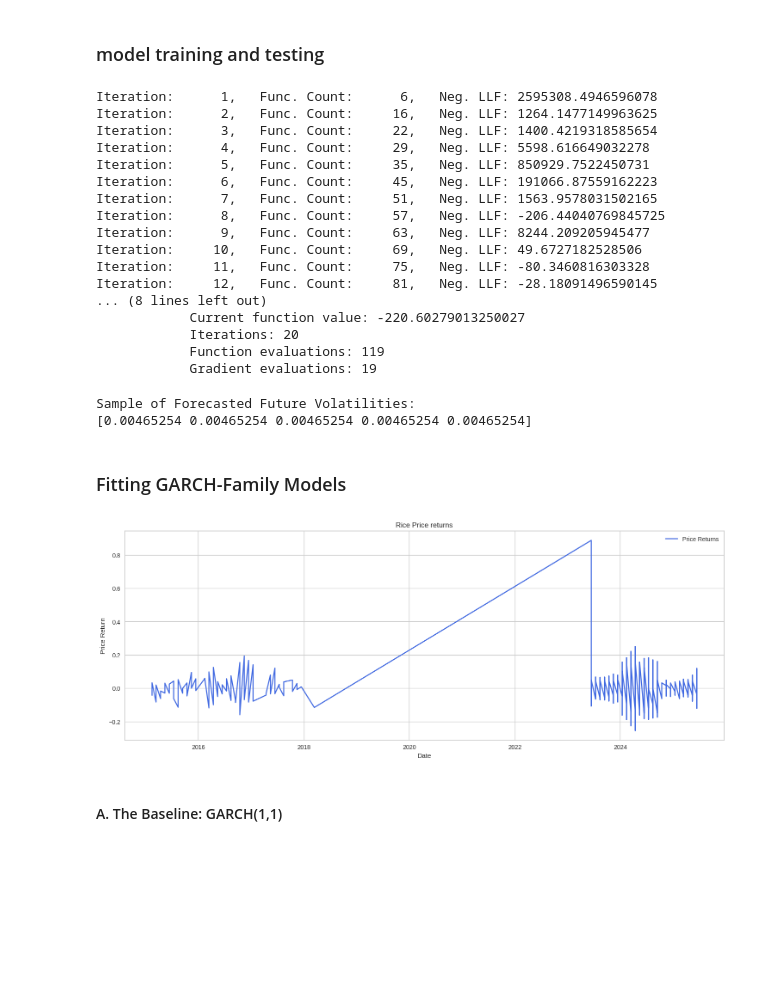
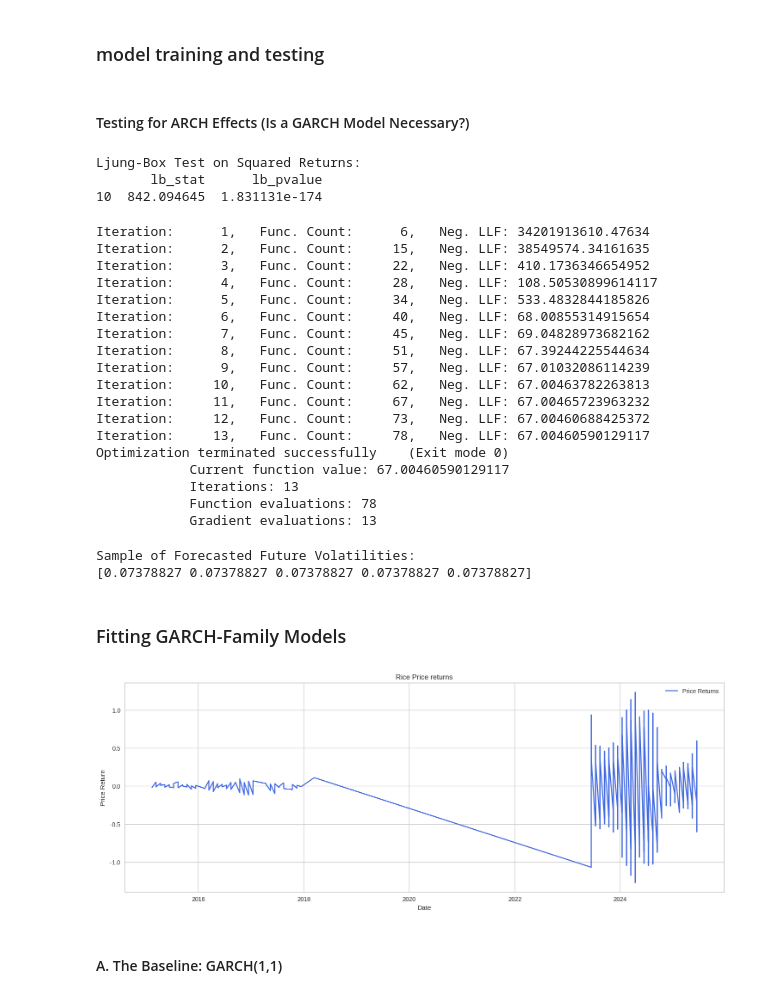
Before and after one commit to DVIlangamge/FYP--Rice-Price-Volatility-Analysis-and-Forecasting, a Jupyter notebook: FYP.ipynb, the cells around one changed output. Cells and saved outputs as stored; diff of their text form; code cells hidden in the pictures; blank space fills up the shorter version.

```diff
--- a/FYP.ipynb
+++ b/FYP.ipynb
@@ -2764,7 +2791,7 @@ data_to_split
 255 rows × 13 columns
 # %%
 # Set the 'Date' column as the new index
-#data_for_split_1.set_index('Date', inplace=True)
+data_to_split.set_index('Date', inplace=True)
 
 # Calculating returns
 data_to_split['price_returns'] = np.log(data_to_split['price'] / data_to_split['price'].shift(1))
@@ -2775,6 +2802,27 @@ data_to_split.dropna(inplace=True)
 basic_garch_model = arch_model(data_to_split['price_returns'], vol='Garch', p=1, q=1)
 # %% [markdown]
 ### model training and testing
+# %% [markdown]
+#### Testing for ARCH Effects (Is a GARCH Model Necessary?)
+# %%
+# Import the Ljung-Box test function
+from statsmodels.stats.diagnostic import acorr_ljungbox
+
+# It's common practice to scale returns by 100 for GARCH modeling.
+# This helps the optimization algorithm converge more easily.
+scaled_returns = data_to_split['price_returns'] * 100
+
+# Perform the Ljung-Box test on the squared scaled returns.
+# We'll check for autocorrelation up to 10 lags.
+lb_test_results = acorr_ljungbox(scaled_returns**2, lags=[10], return_df=True)
+
+# Print the results
+print("Ljung-Box Test on Squared Returns:")
+print(lb_test_results)
+# %% [output]
+Ljung-Box Test on Squared Returns:
+       lb_stat      lb_pvalue
+10  842.094645  1.831131e-174
 # %%
 pr = data_to_split['price_returns']
 # Splitting the data into training and testing sets
@@ -2793,23 +2841,24 @@ predicted_volatility = forecasts.variance.iloc[split_index:]
 # The actual volatility can be calculated as the squared returns
 actual_volatility = test**2
 # %% [output]
-Iteration:      1,   Func. Count:      6,   Neg. LLF: 2595308.4946596078
-Iteration:      2,   Func. Count:     16,   Neg. LLF: 1264.1477149963625
-Iteration:      3,   Func. Count:     22,   Neg. LLF: 1400.4219318585654
-Iteration:      4,   Func. Count:     29,   Neg. LLF: 5598.616649032278
-Iteration:      5,   Func. Count:     35,   Neg. LLF: 850929.7522450731
-Iteration:      6,   Func. Count:     45,   Neg. LLF: 191066.87559162223
-Iteration:      7,   Func. Count:     51,   Neg. LLF: 1563.9578031502165
-Iteration:      8,   Func. Count:     57,   Neg. LLF: -206.44040769845725
-Iteration:      9,   Func. Count:     63,   Neg. LLF: 8244.209205945477
-Iteration:     10,   Func. Count:     69,   Neg. LLF: 49.6727182528506
-Iteration:     11,   Func. Count:     75,   Neg. LLF: -80.3460816303328
-Iteration:     12,   Func. Count:     81,   Neg. LLF: -28.18091496590145
-... (8 lines left out)
-            Current function value: -220.60279013250027
-            Iterations: 20
-            Function evaluations: 119
-            Gradient evaluations: 19
+Iteration:      1,   Func. Count:      6,   Neg. LLF: 34201913610.47634
+Iteration:      2,   Func. Count:     15,   Neg. LLF: 38549574.34161635
+Iteration:      3,   Func. Count:     22,   Neg. LLF: 410.1736346654952
+Iteration:      4,   Func. Count:     28,   Neg. LLF: 108.50530899614117
+Iteration:      5,   Func. Count:     34,   Neg. LLF: 533.4832844185826
+Iteration:      6,   Func. Count:     40,   Neg. LLF: 68.00855314915654
+Iteration:      7,   Func. Count:     45,   Neg. LLF: 69.04828973682162
+Iteration:      8,   Func. Count:     51,   Neg. LLF: 67.39244225544634
+Iteration:      9,   Func. Count:     57,   Neg. LLF: 67.01032086114239
+Iteration:     10,   Func. Count:     62,   Neg. LLF: 67.00463782263813
+Iteration:     11,   Func. Count:     67,   Neg. LLF: 67.00465723963232
+Iteration:     12,   Func. Count:     73,   Neg. LLF: 67.00460688425372
+Iteration:     13,   Func. Count:     78,   Neg. LLF: 67.00460590129117
+Optimization terminated successfully    (Exit mode 0)
+            Current function value: 67.00460590129117
+            Iterations: 13
+            Function evaluations: 78
+            Gradient evaluations: 13
 # %%
 # Number of periods to forecast
 future_horizon = 30
@@ -2835,20 +2884,20 @@ print("Sample of Forecasted Future Volatilities:")
 print(future_volatility_forecasts[:5])  # Print the first 5 forecasts
 # %% [output]
 Sample of Forecasted Future Volatilities:
-[0.00465254 0.00465254 0.00465254 0.00465254 0.00465254]
+[0.07378827 0.07378827 0.07378827 0.07378827 0.07378827]
 # %% [markdown]
 ### Fitting GARCH-Family Models
 # %%
 # Plotting the price returns
 plt.figure(figsize=(16, 6))
-plt.plot(data_to_split['Date'], data_to_split['price_returns'], label='Price Returns', color='royalblue')
+plt.plot(data_to_split.index, data_to_split['price_returns'], label='Price Returns', color='royalblue')
 plt.title('Rice Price returns')
 plt.ylabel('Price Return')
 plt.xlabel('Date')
 plt.legend()
 plt.show()
 # %% [output]
-[figure, old version]
+[figure, new version]
 # %% [markdown]
 #### A. The Baseline: GARCH(1,1)
 # %%
```
Also changed, not shown: parts of 88 cells of this notebook.
